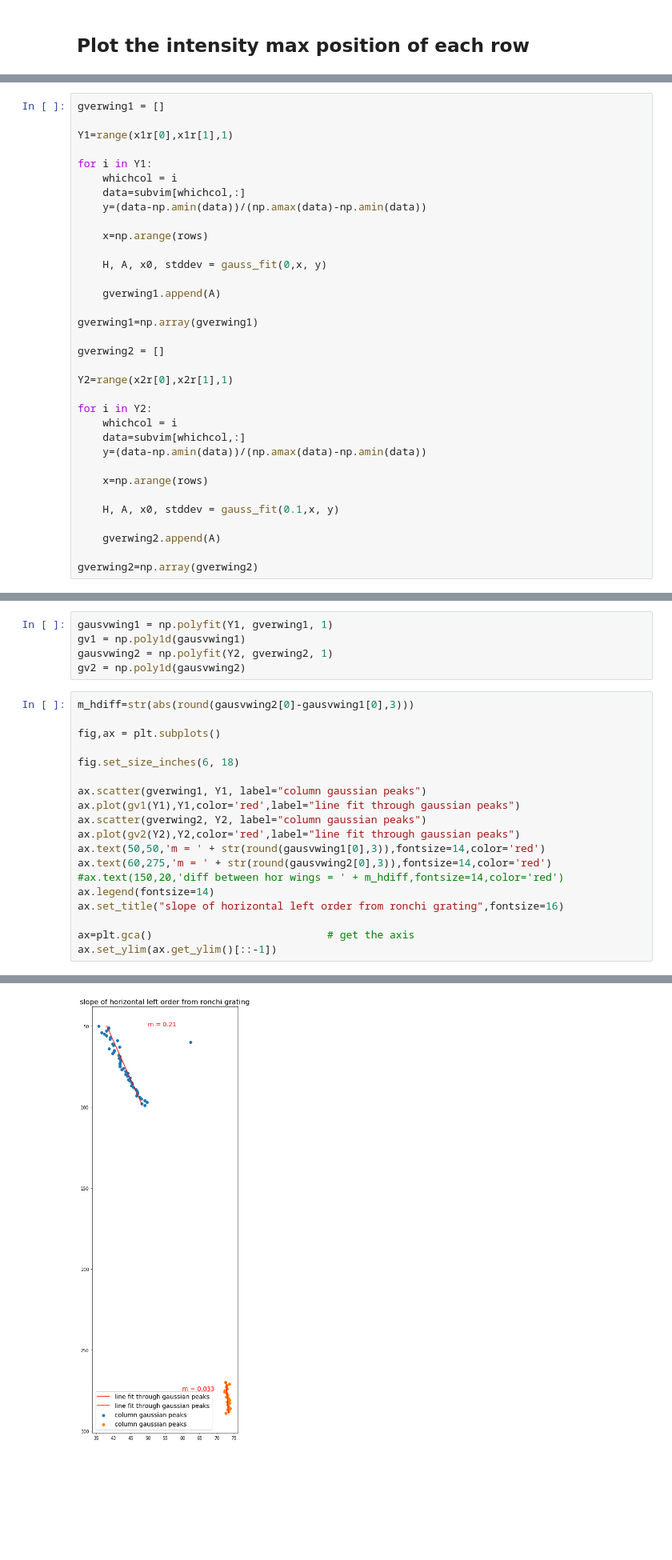
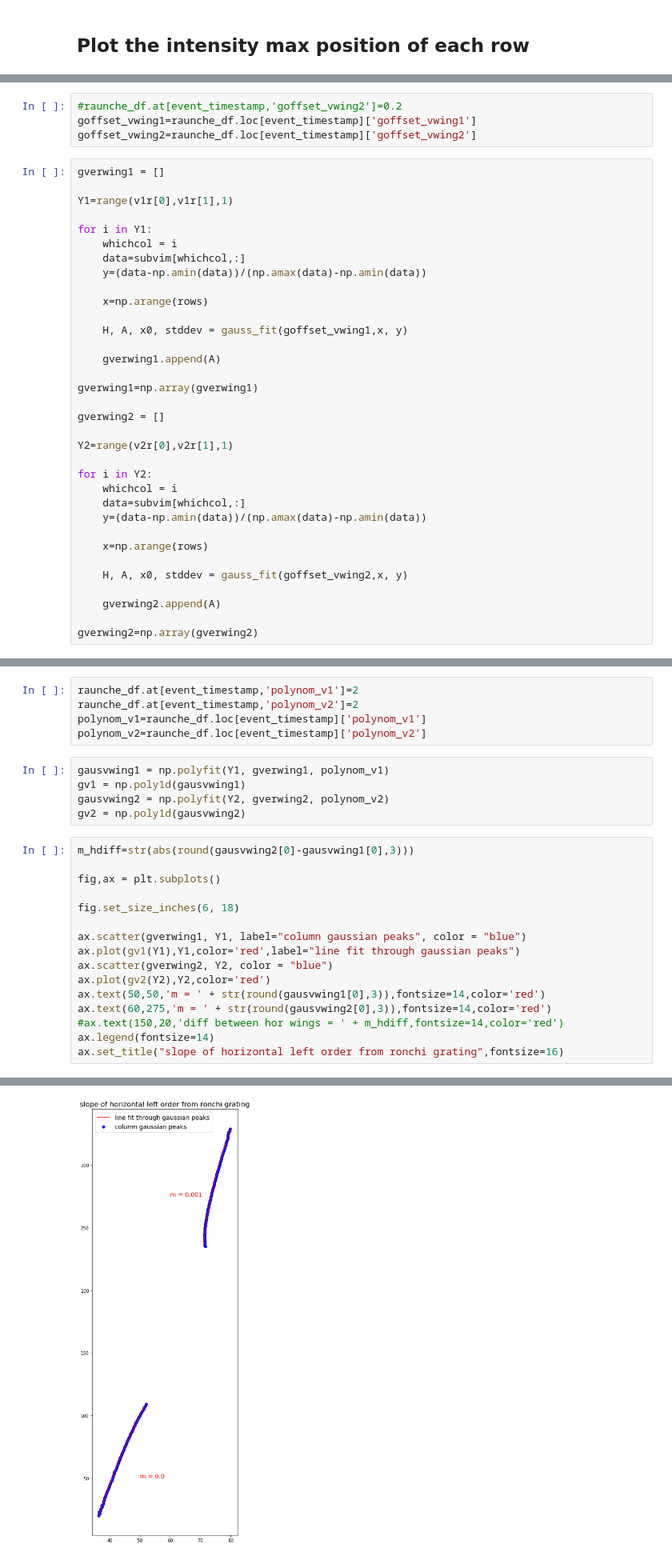
Before and after one commit to blaisekuo/adc-proc, a Jupyter notebook: adc-proc.ipynb, the cells around one changed output, grey strips where cells are left out. Shown at 80% size. Drawn from its saved outputs; the diff is of its cells as text; blank space fills up the shorter version.

```diff
--- a/adc-proc.ipynb
+++ b/adc-proc.ipynb
@@ -598,7 +748,11 @@ range(50, 100)
+# %%
+#raunche_df.at[event_timestamp,'goffset_vwing2']=0.2
+goffset_vwing1=raunche_df.loc[event_timestamp]['goffset_vwing1']
+goffset_vwing2=raunche_df.loc[event_timestamp]['goffset_vwing2']
 # %%
 gverwing1 = []
 
-Y1=range(x1r[0],x1r[1],1)
+Y1=range(v1r[0],v1r[1],1)
 
 for i in Y1:
     whichcol = i
@@ -607,7 +761,7 @@ for i in Y1:
 
     x=np.arange(rows)
 
-    H, A, x0, stddev = gauss_fit(0,x, y)
+    H, A, x0, stddev = gauss_fit(goffset_vwing1,x, y)
 
     gverwing1.append(A)
 
@@ -615,7 +769,7 @@ gverwing1=np.array(gverwing1)
 
 gverwing2 = []
 
-Y2=range(x2r[0],x2r[1],1)
+Y2=range(v2r[0],v2r[1],1)
 
 for i in Y2:
     whichcol = i
@@ -624,7 +778,7 @@ for i in Y2:
 
     x=np.arange(rows)
 
-    H, A, x0, stddev = gauss_fit(0.1,x, y)
+    H, A, x0, stddev = gauss_fit(goffset_vwing2,x, y)
 
     gverwing2.append(A)
 
@@ -645,7 +805,12 @@ print(gverwing1)
+# %%
+raunche_df.at[event_timestamp,'polynom_v1']=2
+raunche_df.at[event_timestamp,'polynom_v2']=2
+polynom_v1=raunche_df.loc[event_timestamp]['polynom_v1']
+polynom_v2=raunche_df.loc[event_timestamp]['polynom_v2']
 # %%
-gausvwing1 = np.polyfit(Y1, gverwing1, 1)
+gausvwing1 = np.polyfit(Y1, gverwing1, polynom_v1)
 gv1 = np.poly1d(gausvwing1)
-gausvwing2 = np.polyfit(Y2, gverwing2, 1)
+gausvwing2 = np.polyfit(Y2, gverwing2, polynom_v2)
 gv2 = np.poly1d(gausvwing2)
 # %%
 m_hdiff=str(abs(round(gausvwing2[0]-gausvwing1[0],3)))
@@ -654,16 +819,13 @@ fig,ax = plt.subplots()
 
 fig.set_size_inches(6, 18)
 
-ax.scatter(gverwing1, Y1, label="column gaussian peaks")
+ax.scatter(gverwing1, Y1, label="column gaussian peaks", color = "blue")
 ax.plot(gv1(Y1),Y1,color='red',label="line fit through gaussian peaks")
-ax.scatter(gverwing2, Y2, label="column gaussian peaks")
-ax.plot(gv2(Y2),Y2,color='red',label="line fit through gaussian peaks")
+ax.scatter(gverwing2, Y2, color = "blue")
+ax.plot(gv2(Y2),Y2,color='red')
 ax.text(50,50,'m = ' + str(round(gausvwing1[0],3)),fontsize=14,color='red')
 ax.text(60,275,'m = ' + str(round(gausvwing2[0],3)),fontsize=14,color='red')
 #ax.text(150,20,'diff between hor wings = ' + m_hdiff,fontsize=14,color='red')
 ax.legend(fontsize=14)
 ax.set_title("slope of horizontal left order from ronchi grating",fontsize=16)
-
-ax=plt.gca()                            # get the axis
-ax.set_ylim(ax.get_ylim()[::-1])
 # %% [output]
@@ -671 +833 @@ ax.set_ylim(ax.get_ylim()[::-1])
-[figure, old version]
+[figure, new version]
```
Also changed, not shown: parts of 70 cells of this notebook, 12 other files.
